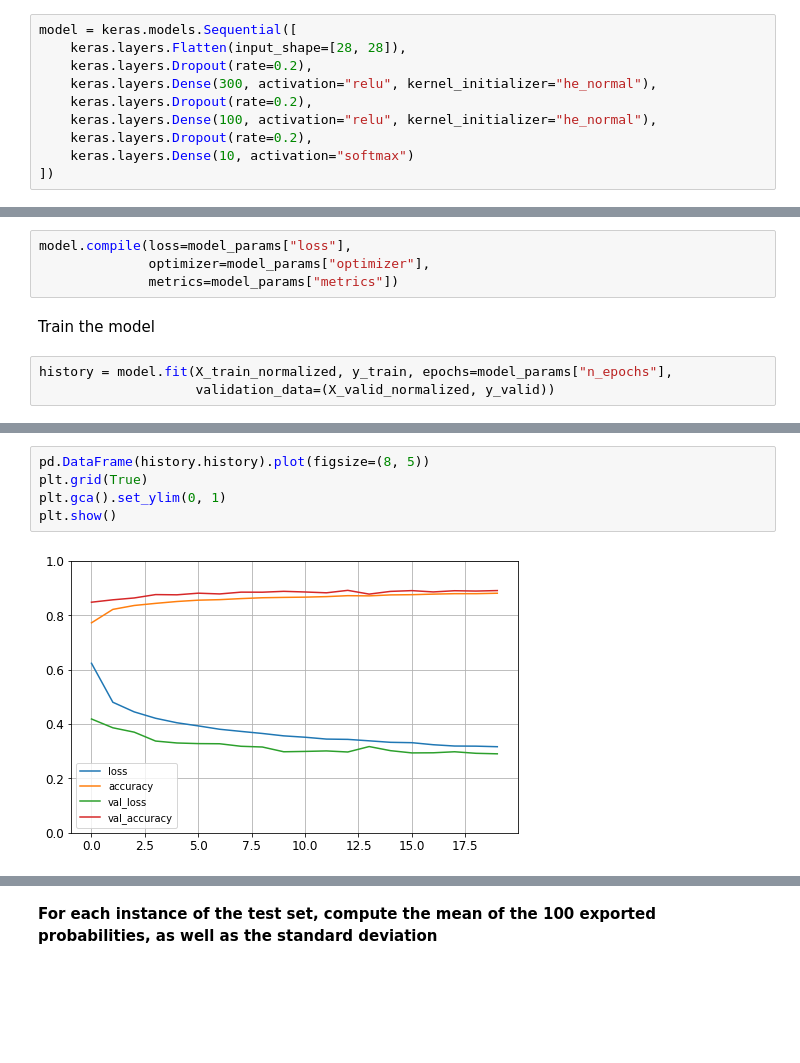
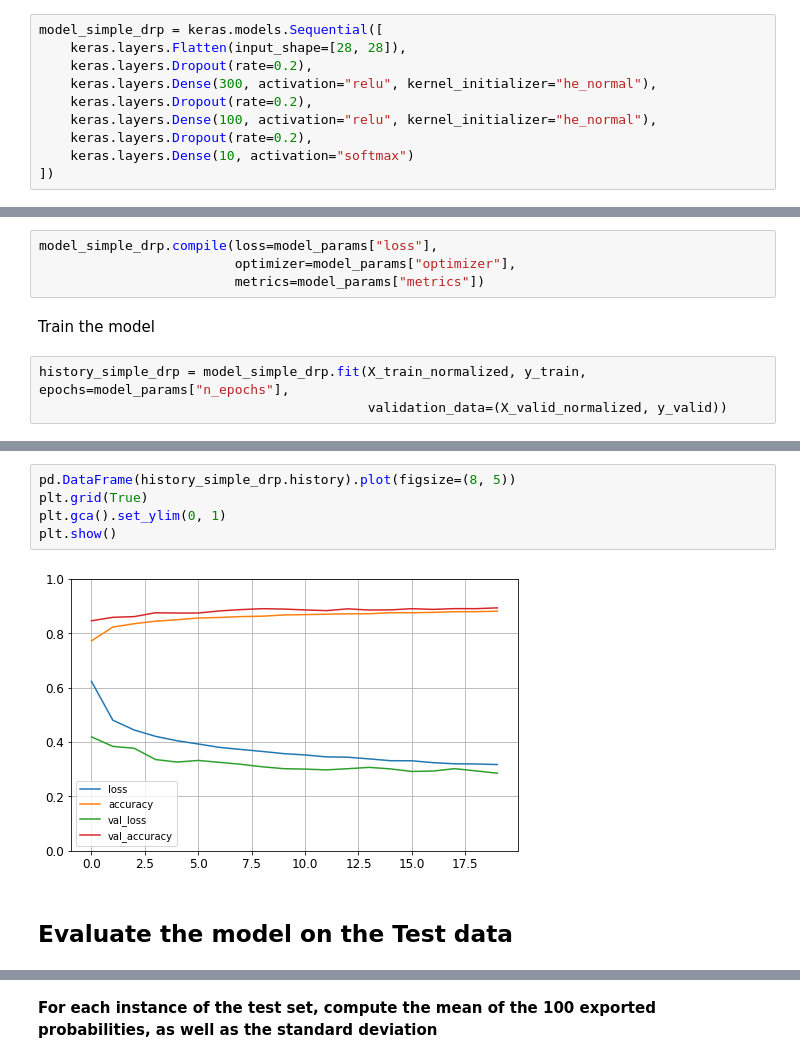
Before and after one commit to tzamalisp/dev_tasks, a Jupyter notebook: NBs/NN01 - Neural Networks Introduction - MNIST Fashion (Classification).ipynb, the cells around one changed output, grey strips where cells are left out. Cells and saved outputs as stored; diff of their text form; blank space fills up the shorter version.

Commit message:
Implement all MC models and Simple separately

```diff
--- a/NBs/NN01 - Neural Networks Introduction - MNIST Fashion (Classification).ipynb
+++ b/NBs/NN01 - Neural Networks Introduction - MNIST Fashion (Classification).ipynb
@@ -438,7 +580,7 @@ Reset all state generated by Keras
 # %% [markdown]
 Add Dropout layers
 # %%
-model = keras.models.Sequential([
+model_simple_drp = keras.models.Sequential([
     keras.layers.Flatten(input_shape=[28, 28]),
     keras.layers.Dropout(rate=0.2),
     keras.layers.Dense(300, activation="relu", kernel_initializer="he_normal"),
@@ -450,13 +592,13 @@ model = keras.models.Sequential([
 # %% [markdown]
 Compile the model
 # %%
-model.compile(loss=model_params["loss"],
-              optimizer=model_params["optimizer"],
-              metrics=model_params["metrics"])
+model_simple_drp.compile(loss=model_params["loss"],
+                         optimizer=model_params["optimizer"],
+                         metrics=model_params["metrics"])
 # %% [markdown]
 Train the model
 # %%
-history = model.fit(X_train_normalized, y_train, epochs=model_params["n_epochs"],
-                    validation_data=(X_valid_normalized, y_valid))
+history_simple_drp = model_simple_drp.fit(X_train_normalized, y_train, epochs=model_params["n_epochs"],
+                                          validation_data=(X_valid_normalized, y_valid))
 # %% [output]
 Epoch 1/20
@@ -479,7 +621,9 @@ Epoch 20/20
 # %%
-pd.DataFrame(history.history).plot(figsize=(8, 5))
+pd.DataFrame(history_simple_drp.history).plot(figsize=(8, 5))
 plt.grid(True)
 plt.gca().set_ylim(0, 1)
 plt.show()
 # %% [output]
-[figure, old version]
+[figure, new version]
+# %% [markdown]
+## Evaluate the model on the Test data
```
Also changed, not shown: parts of 328 cells of this notebook, 1 other file.
